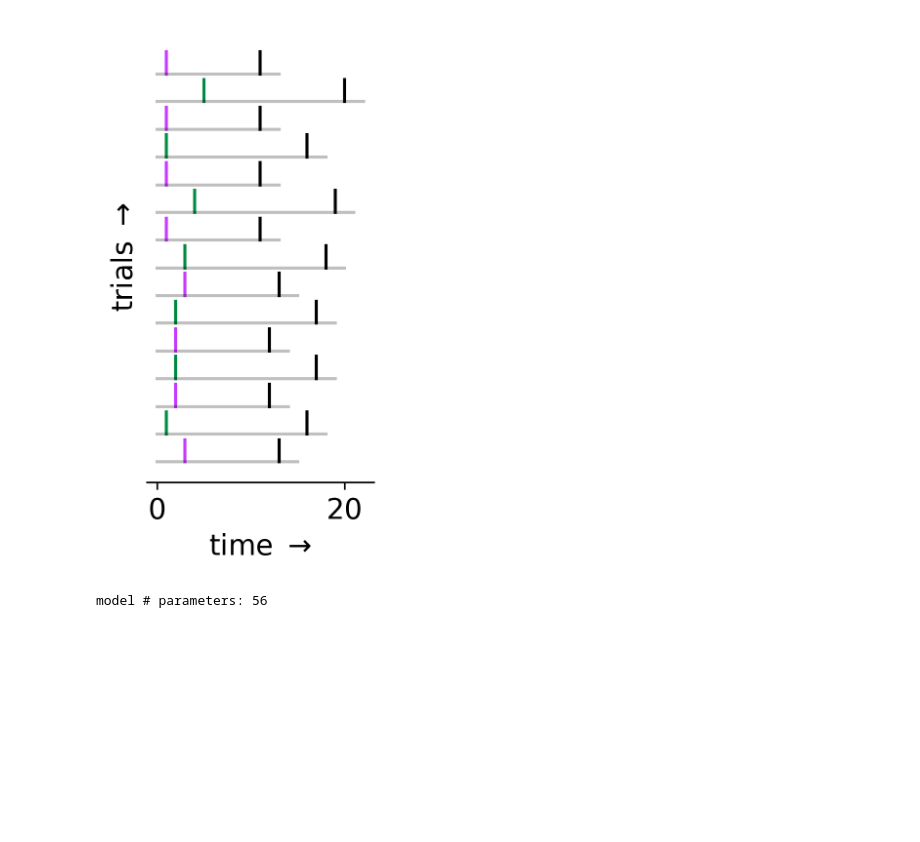
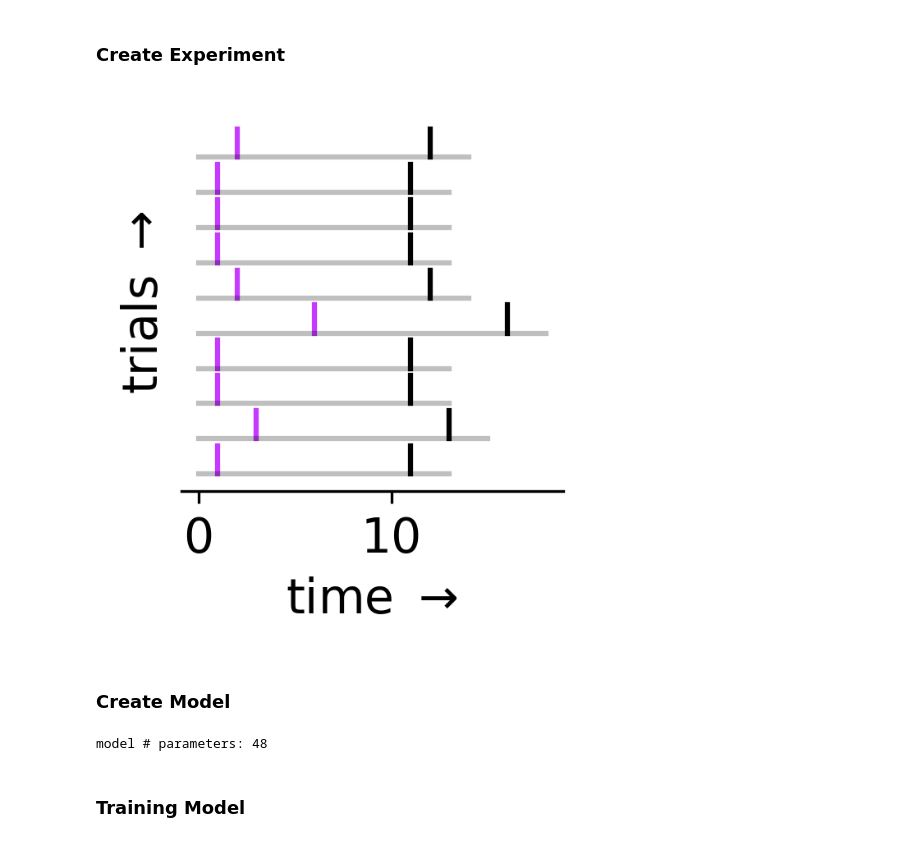
Before and after one commit to avg-bitsian/distributional-td, a Jupyter notebook: main.ipynb, the cells around one changed output. Drawn from its saved outputs; the diff is of its cells as text; code cells hidden in the pictures; blank space fills up the shorter version.

Commit message:
Update main.ipynb
added outline, changed to ncues=1,

```diff
--- a/main.ipynb
+++ b/main.ipynb
@@ -3,21 +3,23 @@ from experiment import PavlovTiming
 from model import ValueRNN
 from train import make_dataloader, train_model, probe_model
 from plotting import plot_trials, plot_loss, plot_predictions, plot_hidden_activity
+# %% [markdown]
+### Create Experiment
 # %%
-#%% create experiment
-
-E = PavlovTiming(ncues=2)
-plot_trials(E.trials[:15])
+E = PavlovTiming(ncues=1)
+plot_trials(E.trials[:10])
 # %% [output]
-[figure, old version]
+[figure, new version]
+# %% [markdown]
+### Create Model
 # %%
-#%% create model
-
 hidden_size = 2 # number of hidden neurons
 gamma = 0.5 # discount rate
 model = ValueRNN(input_size=E.ncues + int(E.include_reward),
             hidden_size=hidden_size, gamma=gamma)
 print('model # parameters: {}'.format(model.n_parameters()))
 # %% [output]
-model # parameters: 56
+model # parameters: 48
+# %% [markdown]
+### Training Model
 # %%
```
Also changed, not shown: parts of 3 cells of this notebook.
